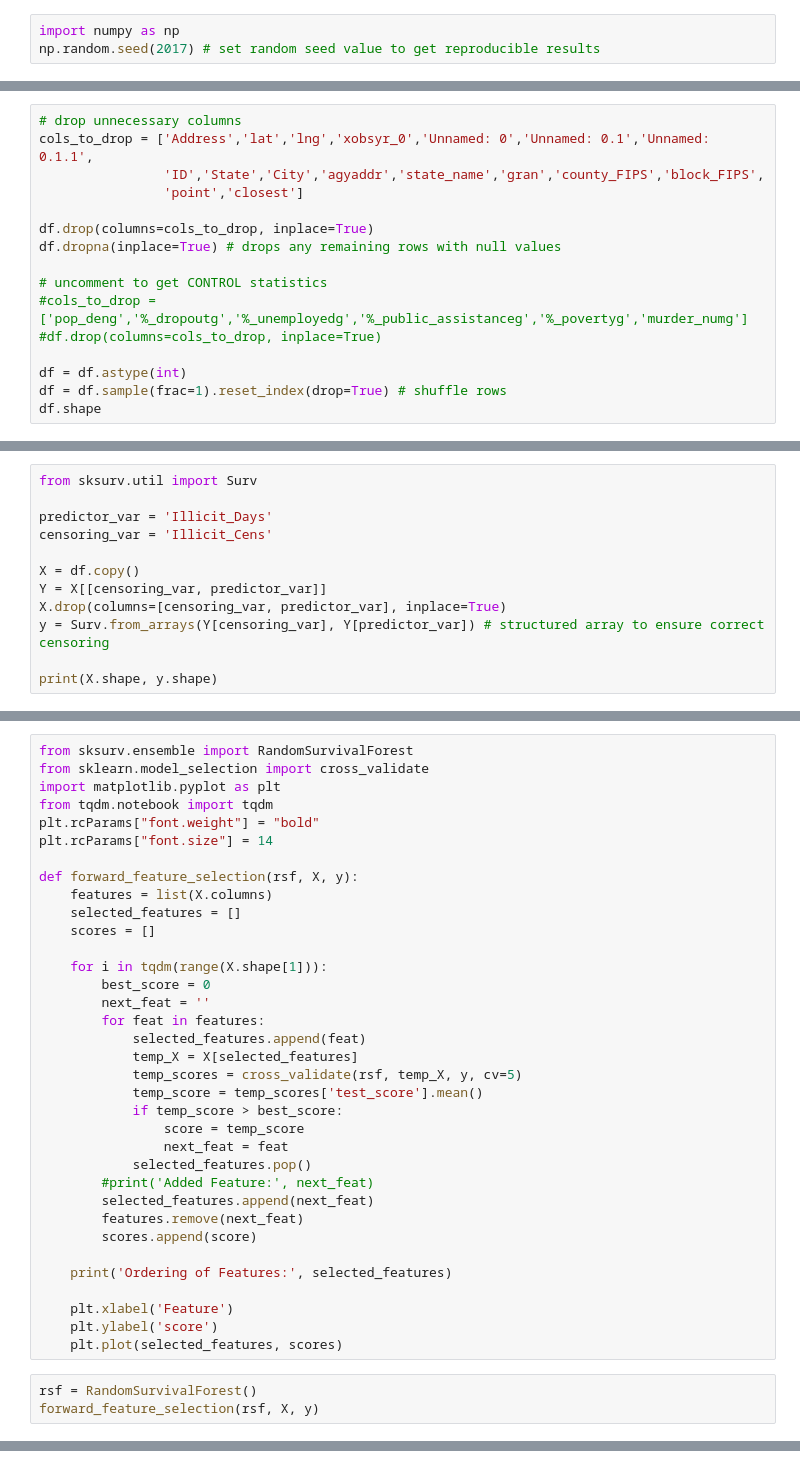
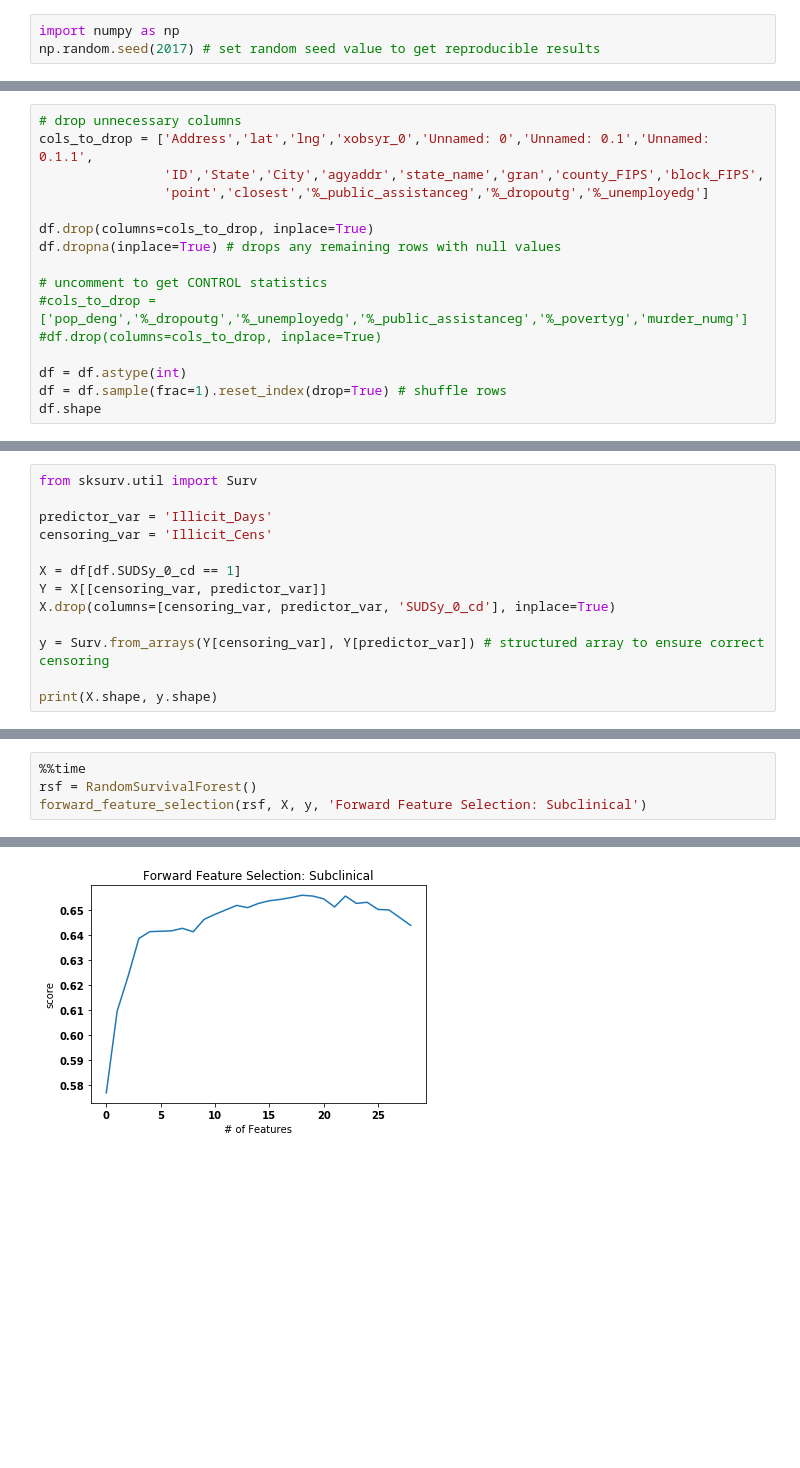
Before and after one commit to prathikr/Substance-Abuse-CAIS, a Jupyter notebook: scripts/feature_selection.ipynb, the cells around one changed output, grey strips where cells are left out. Drawn from its saved outputs; the diff is of its cells as text; blank space fills up the shorter version.

```diff
--- a/scripts/feature_selection.ipynb
+++ b/scripts/feature_selection.ipynb
@@ -19,7 +100,7 @@ FileNotFoundError: [Errno 2] File b'../data/data_superset.csv' does not exist: b
 # drop unnecessary columns
 cols_to_drop = ['Address','lat','lng','xobsyr_0','Unnamed: 0','Unnamed: 0.1','Unnamed: 0.1.1',
                 'ID','State','City','agyaddr','state_name','gran','county_FIPS','block_FIPS',
-                'point','closest']
+                'point','closest','%_public_assistanceg','%_dropoutg','%_unemployedg']
 
 df.drop(columns=cols_to_drop, inplace=True)
 df.dropna(inplace=True) # drops any remaining rows with null values
@@ -37,9 +122,10 @@ from sksurv.util import Surv
 predictor_var = 'Illicit_Days'
 censoring_var = 'Illicit_Cens'
 
-X = df.copy()
+X = df[df.SUDSy_0_cd == 1]
 Y = X[[censoring_var, predictor_var]]
-X.drop(columns=[censoring_var, predictor_var], inplace=True)
+X.drop(columns=[censoring_var, predictor_var, 'SUDSy_0_cd'], inplace=True)
+
 y = Surv.from_arrays(Y[censoring_var], Y[predictor_var]) # structured array to ensure correct censoring
 
 print(X.shape, y.shape)
@@ -46,38 +138,5 @@ print(X.shape, y.shape)
-# %%
-from sksurv.ensemble import RandomSurvivalForest
-from sklearn.model_selection import cross_validate
-import matplotlib.pyplot as plt
-from tqdm.notebook import tqdm
-plt.rcParams["font.weight"] = "bold"
-plt.rcParams["font.size"] = 14
-
-def forward_feature_selection(rsf, X, y):
-    features = list(X.columns)
-    selected_features = []
-    scores = []
-
-    for i in tqdm(range(X.shape[1])):
-        best_score = 0
-        next_feat = ''
-        for feat in features:
-            selected_features.append(feat)
-            temp_X = X[selected_features]
-            temp_scores = cross_validate(rsf, temp_X, y, cv=5)
-            temp_score = temp_scores['test_score'].mean()
-            if temp_score > best_score:
-                score = temp_score
-                next_feat = feat
-            selected_features.pop()
-        #print('Added Feature:', next_feat)
-        selected_features.append(next_feat)
-        features.remove(next_feat)
-        scores.append(score)
-
-    print('Ordering of Features:', selected_features)
-
-    plt.xlabel('Feature')
-    plt.ylabel('score')
-    plt.plot(selected_features, scores)
 # %%
+%%time
 rsf = RandomSurvivalForest()
-forward_feature_selection(rsf, X, y)
+forward_feature_selection(rsf, X, y, 'Forward Feature Selection: Subclinical')
+# %% [output]
@@ -83,0 +147 @@ forward_feature_selection(rsf, X, y)
+[figure, added]
```
Also changed, not shown: parts of 19 cells of this notebook, 17 other files.
